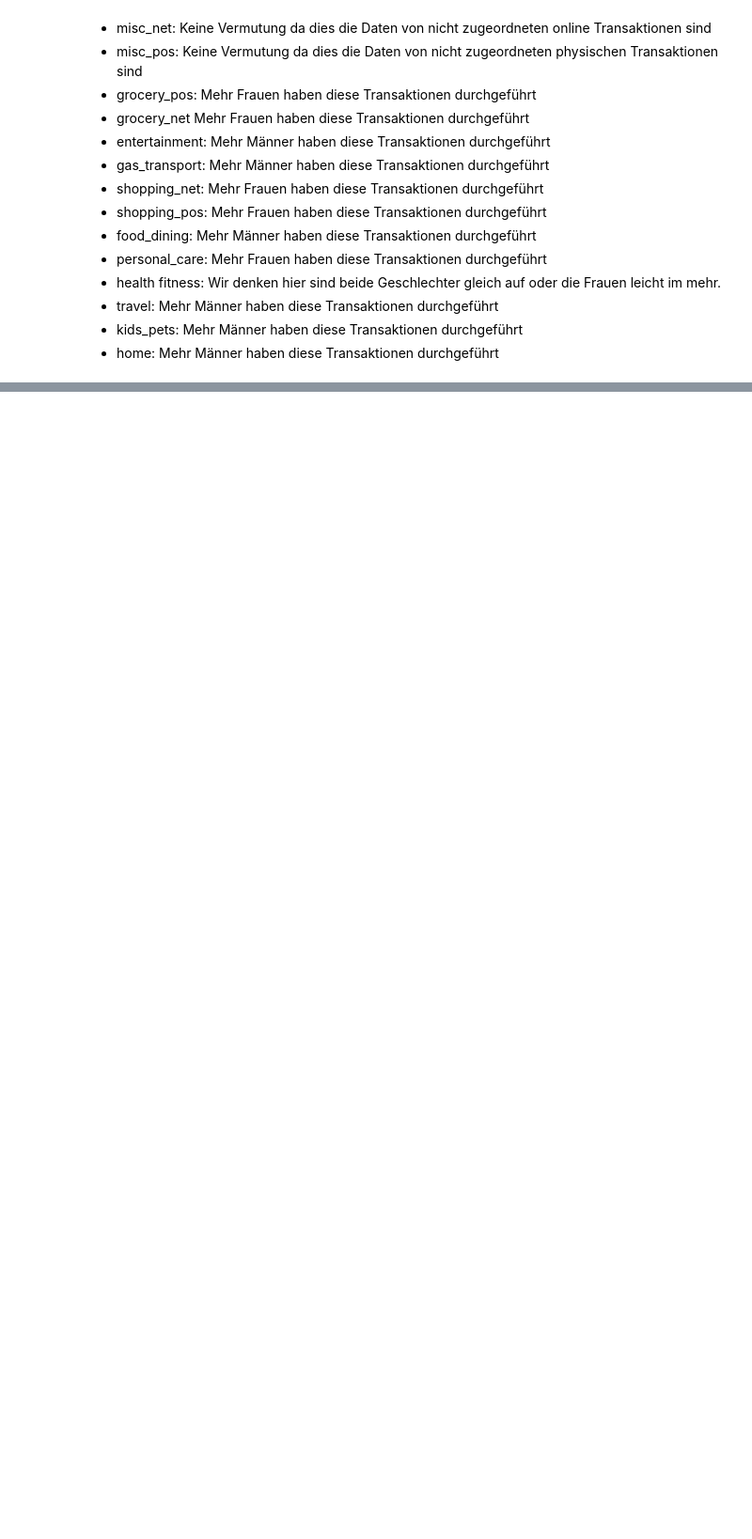
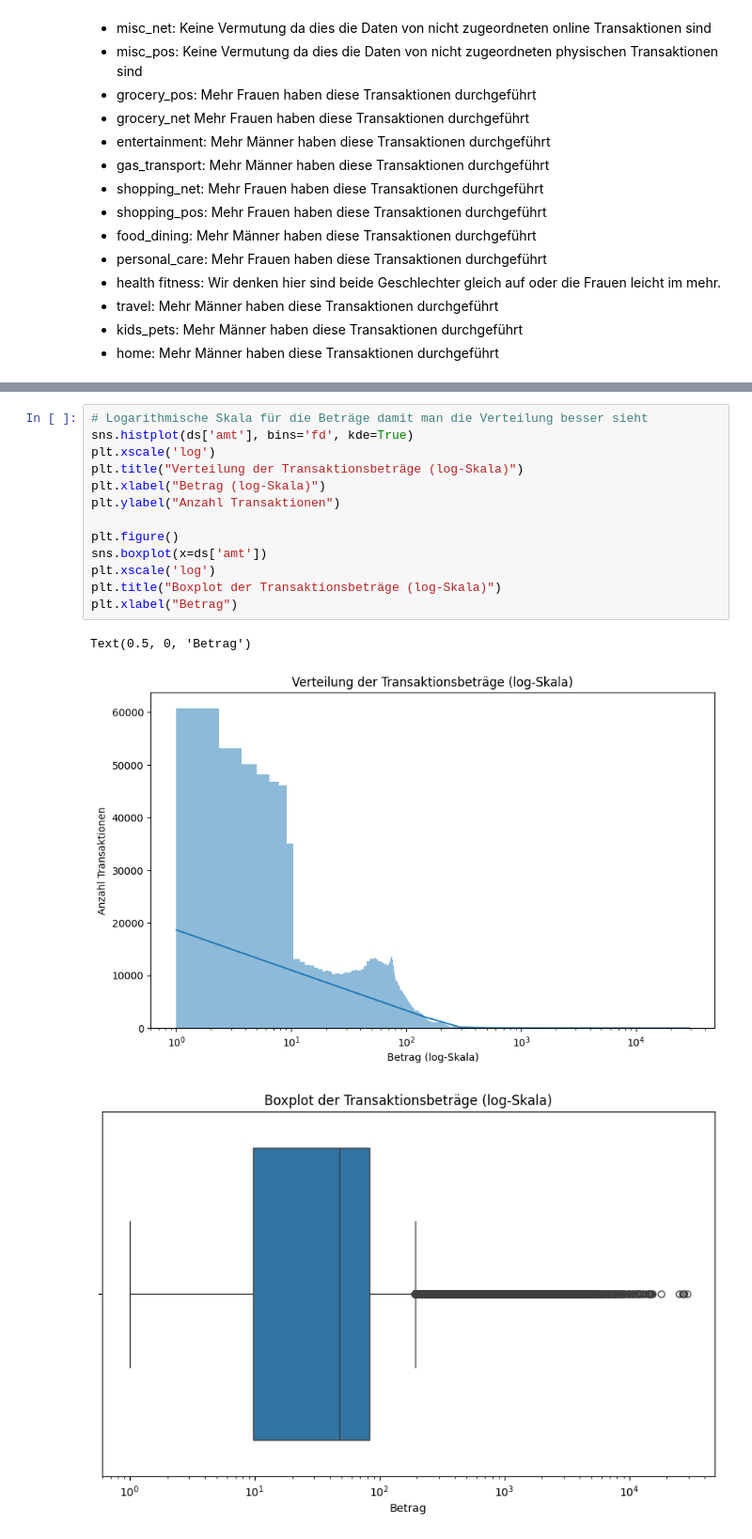
Before and after one commit to philethaler/Statistik-Datenbank, a Jupyter notebook: Analyse_3.ipynb, the cells around one changed output, grey strips where cells are left out. Shown: that part at 94% size. Cells and saved outputs as stored; diff of their text form; blank space fills up the shorter version.

```diff
--- a/Analyse_3.ipynb
+++ b/Analyse_3.ipynb
@@ -98,0 +119,17 @@ plt.tight_layout()
+# %%
+# Logarithmische Skala für die Beträge damit man die Verteilung besser sieht
+sns.histplot(ds['amt'], bins='fd', kde=True)
+plt.xscale('log')
+plt.title("Verteilung der Transaktionsbeträge (log-Skala)")
+plt.xlabel("Betrag (log-Skala)")
+plt.ylabel("Anzahl Transaktionen")
+
+plt.figure()
+sns.boxplot(x=ds['amt'])
+plt.xscale('log')
+plt.title("Boxplot der Transaktionsbeträge (log-Skala)")
+plt.xlabel("Betrag")
+# %% [output]
+Text(0.5, 0, 'Betrag')
+[figure, added]
+[figure, added]
```
Also changed, not shown: parts of 10 cells of this notebook.
